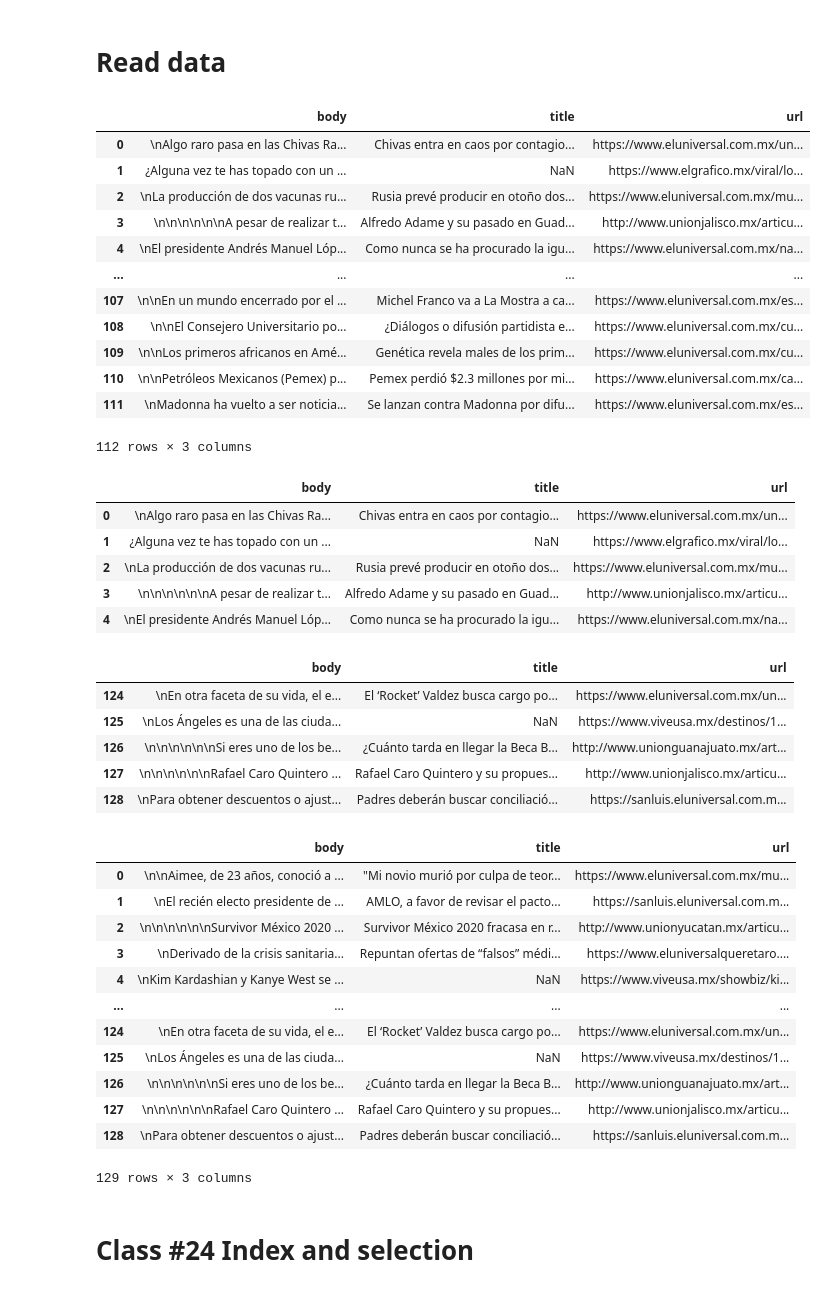
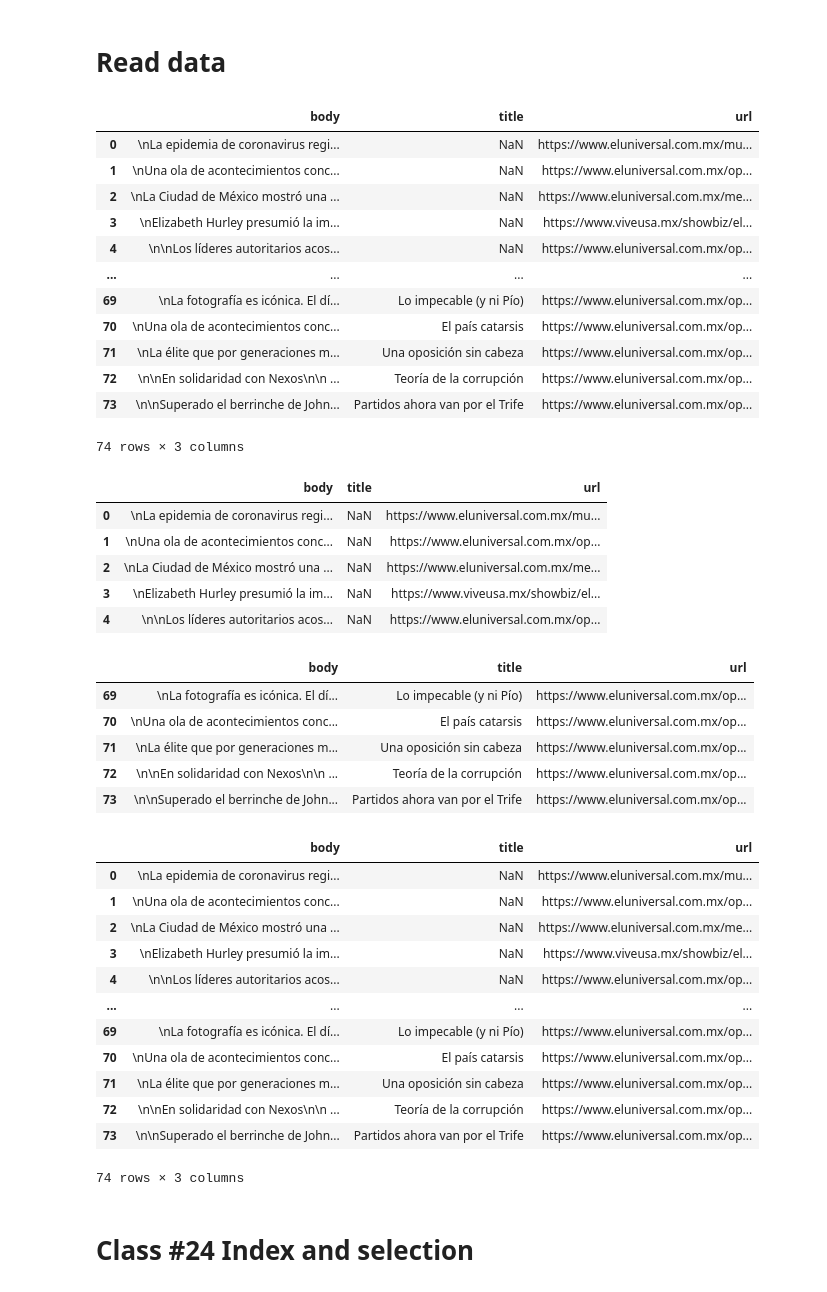
Before and after one commit to FernandoTorresL/Curso_Ing_Datos_Python, a Jupyter notebook: Platzi data live.ipynb, the cells around one changed output. Saved outputs shown, nothing was run; the diff lists cells and outputs as text; code cells hidden in the pictures.

```diff
--- a/Platzi data live.ipynb
+++ b/Platzi data live.ipynb
@@ -173,61 +96,61 @@ frame_test2
 # Read data
 # %%
 import pandas as pd
-el_universal = pd.read_csv('web_scrapper_curso_data_eng/eluniversal_2020_07_29_articles.csv')
+el_universal = pd.read_csv('web_scrapper_curso_data_eng/eluniversal_2020_08_23x_articles.csv')
 
 type(el_universal)
 
 el_universal
 # %% [output]
 |  | body | title | url |
-| 0 | \nAlgo raro pasa en las Chivas Ra... | Chivas entra en caos por contagio... | https://www.eluniversal.com.mx/un... |
-| 1 | ¿Alguna vez te has topado con un ... | NaN | https://www.elgrafico.mx/viral/lo... |
-| 2 | \nLa producción de dos vacunas ru... | Rusia prevé producir en otoño dos... | https://www.eluniversal.com.mx/mu... |
-| 3 | \n\n\n\n\n\nA pesar de realizar t... | Alfredo Adame y su pasado en Guad... | http://www.unionjalisco.mx/articu... |
-| 4 | \nEl presidente Andrés Manuel Lóp... | Como nunca se ha procurado la igu... | https://www.eluniversal.com.mx/na... |
+| 0 | \nLa epidemia de coronavirus regi... | NaN | https://www.eluniversal.com.mx/mu... |
+| 1 | \nUna ola de acontecimientos conc... | NaN | https://www.eluniversal.com.mx/op... |
+| 2 | \nLa Ciudad de México mostró una ... | NaN | https://www.eluniversal.com.mx/me... |
+| 3 | \nElizabeth Hurley presumió la im... | NaN | https://www.viveusa.mx/showbiz/el... |
+| 4 | \n\nLos líderes autoritarios acos... | NaN | https://www.eluniversal.com.mx/op... |
 | ... | ... | ... | ... |
-| 107 | \n\nEn un mundo encerrado por el ... | Michel Franco va a La Mostra a ca... | https://www.eluniversal.com.mx/es... |
-| 108 | \n\nEl Consejero Universitario po... | ¿Diálogos o difusión partidista e... | https://www.eluniversal.com.mx/cu... |
-| 109 | \n\nLos primeros africanos en Amé... | Genética revela males de los prim... | https://www.eluniversal.com.mx/cu... |
-| 110 | \n\nPetróleos Mexicanos (Pemex) p... | Pemex perdió $2.3 millones por mi... | https://www.eluniversal.com.mx/ca... |
-| 111 | \nMadonna ha vuelto a ser noticia... | Se lanzan contra Madonna por difu... | https://www.eluniversal.com.mx/es... |
+| 69 | \nLa fotografía es icónica. El dí... | Lo impecable (y ni Pío) | https://www.eluniversal.com.mx/op... |
+| 70 | \nUna ola de acontecimientos conc... | El país catarsis | https://www.eluniversal.com.mx/op... |
+| 71 | \nLa élite que por generaciones m... | Una oposición sin cabeza | https://www.eluniversal.com.mx/op... |
+| 72 | \n\nEn solidaridad con Nexos\n\n ... | Teoría de la corrupción | https://www.eluniversal.com.mx/op... |
+| 73 | \n\nSuperado el berrinche de John... | Partidos ahora van por el Trife | https://www.eluniversal.com.mx/op... |
-112 rows × 3 columns
+74 rows × 3 columns
 # %%
 el_universal.head()
 # %% [output]
 |  | body | title | url |
-| 0 | \nAlgo raro pasa en las Chivas Ra... | Chivas entra en caos por contagio... | https://www.eluniversal.com.mx/un... |
-| 1 | ¿Alguna vez te has topado con un ... | NaN | https://www.elgrafico.mx/viral/lo... |
-| 2 | \nLa producción de dos vacunas ru... | Rusia prevé producir en otoño dos... | https://www.eluniversal.com.mx/mu... |
-| 3 | \n\n\n\n\n\nA pesar de realizar t... | Alfredo Adame y su pasado en Guad... | http://www.unionjalisco.mx/articu... |
-| 4 | \nEl presidente Andrés Manuel Lóp... | Como nunca se ha procurado la igu... | https://www.eluniversal.com.mx/na... |
+| 0 | \nLa epidemia de coronavirus regi... | NaN | https://www.eluniversal.com.mx/mu... |
+| 1 | \nUna ola de acontecimientos conc... | NaN | https://www.eluniversal.com.mx/op... |
+| 2 | \nLa Ciudad de México mostró una ... | NaN | https://www.eluniversal.com.mx/me... |
+| 3 | \nElizabeth Hurley presumió la im... | NaN | https://www.viveusa.mx/showbiz/el... |
+| 4 | \n\nLos líderes autoritarios acos... | NaN | https://www.eluniversal.com.mx/op... |
 # %%
 el_universal.tail()
 # %% [output]
 |  | body | title | url |
-| 124 | \nEn otra faceta de su vida, el e... | El ‘Rocket’ Valdez busca cargo po... | https://www.eluniversal.com.mx/un... |
-| 125 | \nLos Ángeles es una de las ciuda... | NaN | https://www.viveusa.mx/destinos/1... |
-| 126 | \n\n\n\n\n\nSi eres uno de los be... | ¿Cuánto tarda en llegar la Beca B... | http://www.unionguanajuato.mx/art... |
-| 127 | \n\n\n\n\n\nRafael Caro Quintero ... | Rafael Caro Quintero y su propues... | http://www.unionjalisco.mx/articu... |
-| 128 | \nPara obtener descuentos o ajust... | Padres deberán buscar conciliació... | https://sanluis.eluniversal.com.m... |
+| 69 | \nLa fotografía es icónica. El dí... | Lo impecable (y ni Pío) | https://www.eluniversal.com.mx/op... |
+| 70 | \nUna ola de acontecimientos conc... | El país catarsis | https://www.eluniversal.com.mx/op... |
+| 71 | \nLa élite que por generaciones m... | Una oposición sin cabeza | https://www.eluniversal.com.mx/op... |
+| 72 | \n\nEn solidaridad con Nexos\n\n ... | Teoría de la corrupción | https://www.eluniversal.com.mx/op... |
+| 73 | \n\nSuperado el berrinche de John... | Partidos ahora van por el Trife | https://www.eluniversal.com.mx/op... |
 # %%
 pd.options.display.max_rows = 10
 
 el_universal
 # %% [output]
 |  | body | title | url |
-| 0 | \n\nAimee, de 23 años, conoció a ... | "Mi novio murió por culpa de teor... | https://www.eluniversal.com.mx/mu... |
-| 1 | \nEl recién electo presidente de ... | AMLO, a favor de revisar el pacto... | https://sanluis.eluniversal.com.m... |
-| 2 | \n\n\n\n\n\nSurvivor México 2020 ... | Survivor México 2020 fracasa en r... | http://www.unionyucatan.mx/articu... |
-| 3 | \nDerivado de la crisis sanitaria... | Repuntan ofertas de “falsos” médi... | https://www.eluniversalqueretaro.... |
-| 4 | \nKim Kardashian y Kanye West se ... | NaN | https://www.viveusa.mx/showbiz/ki... |
+| 0 | \nLa epidemia de coronavirus regi... | NaN | https://www.eluniversal.com.mx/mu... |
+| 1 | \nUna ola de acontecimientos conc... | NaN | https://www.eluniversal.com.mx/op... |
+| 2 | \nLa Ciudad de México mostró una ... | NaN | https://www.eluniversal.com.mx/me... |
+| 3 | \nElizabeth Hurley presumió la im... | NaN | https://www.viveusa.mx/showbiz/el... |
+| 4 | \n\nLos líderes autoritarios acos... | NaN | https://www.eluniversal.com.mx/op... |
 | ... | ... | ... | ... |
-| 124 | \nEn otra faceta de su vida, el e... | El ‘Rocket’ Valdez busca cargo po... | https://www.eluniversal.com.mx/un... |
-| 125 | \nLos Ángeles es una de las ciuda... | NaN | https://www.viveusa.mx/destinos/1... |
-| 126 | \n\n\n\n\n\nSi eres uno de los be... | ¿Cuánto tarda en llegar la Beca B... | http://www.unionguanajuato.mx/art... |
-| 127 | \n\n\n\n\n\nRafael Caro Quintero ... | Rafael Caro Quintero y su propues... | http://www.unionjalisco.mx/articu... |
-| 128 | \nPara obtener descuentos o ajust... | Padres deberán buscar conciliació... | https://sanluis.eluniversal.com.m... |
+| 69 | \nLa fotografía es icónica. El dí... | Lo impecable (y ni Pío) | https://www.eluniversal.com.mx/op... |
+| 70 | \nUna ola de acontecimientos conc... | El país catarsis | https://www.eluniversal.com.mx/op... |
+| 71 | \nLa élite que por generaciones m... | Una oposición sin cabeza | https://www.eluniversal.com.mx/op... |
+| 72 | \n\nEn solidaridad con Nexos\n\n ... | Teoría de la corrupción | https://www.eluniversal.com.mx/op... |
+| 73 | \n\nSuperado el berrinche de John... | Partidos ahora van por el Trife | https://www.eluniversal.com.mx/op... |
-129 rows × 3 columns
+74 rows × 3 columns
 # %% [markdown]
 # Class #24 Index and selection
 # %%
```
Also changed, not shown: parts of 40 cells of this notebook, 3 other files.
